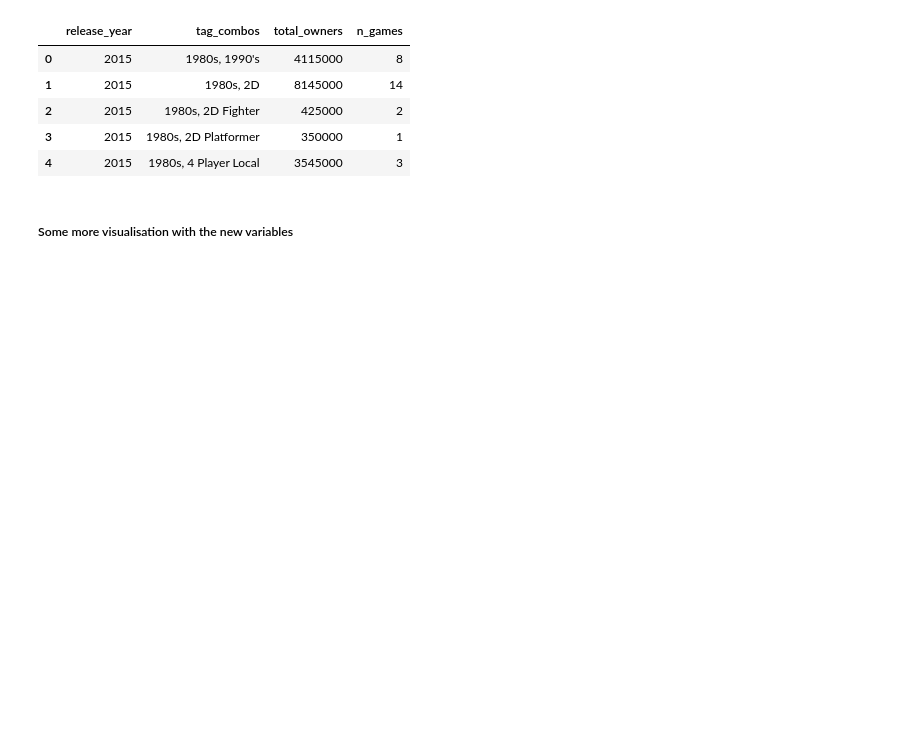
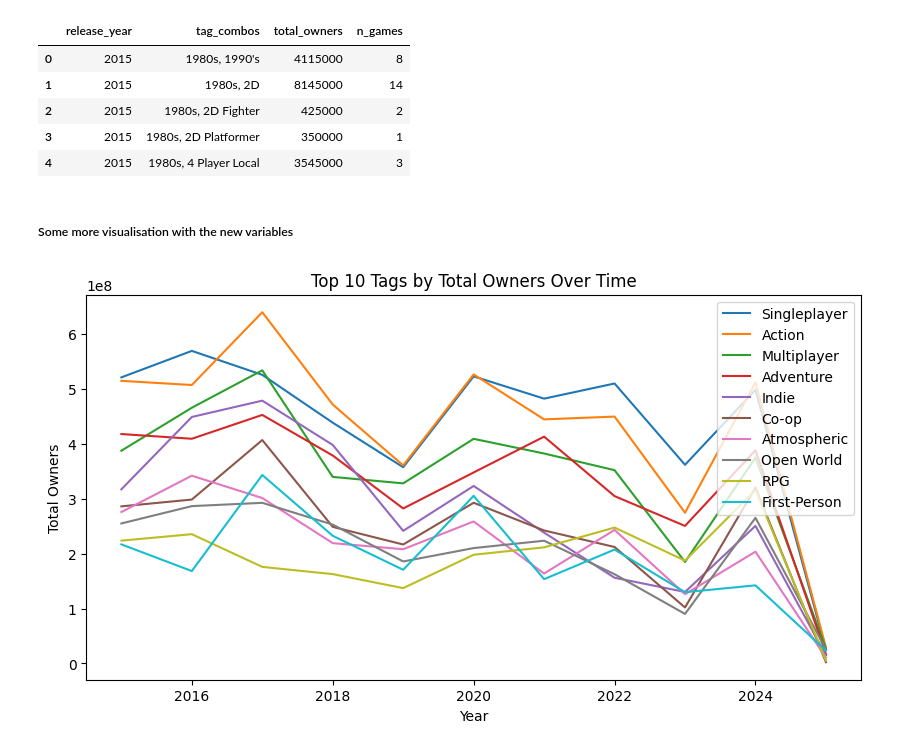
Before and after one commit to FMontay/steam-genre-evolution, a Jupyter notebook: dataset_tests.ipynb, the cells around one changed output. Saved outputs shown, nothing was run; the diff lists cells and outputs as text; code cells hidden in the pictures; blank space fills up the shorter version.

```diff
--- a/dataset_tests.ipynb
+++ b/dataset_tests.ipynb
@@ -595,3 +595,28 @@ combo_popularity.head()
 | 4 | 2015 | 1980s, 4 Player Local | 3545000 | 3 |
 # %% [markdown]
 ##### Some more visualisation with the new variables
+# %%
+# Check which >tags< gained or lost popularity overtime, no votes
+
+top_tags = (
+    tag_popularity.groupby("tag", as_index=False)["total_owners"].sum()
+        .sort_values("total_owners", ascending=False)
+        .head(10)["tag"]
+)
+
+top_tags_df = tag_popularity[tag_popularity["tag"].isin(top_tags)]
+
+plt.figure(figsize=(10,5))
+
+for tag in top_tags:
+    subset = top_tags_df[top_tags_df["tag"]==tag]
+    plt.plot(subset["release_year"], subset["total_owners"], label=tag)
+
+plt.title("Top 10 Tags by Total Owners Over Time")
+plt.xlabel("Year")
+plt.ylabel("Total Owners")
+plt.legend()
+
+plt.show()
+# %% [output]
+[figure, added]
```
Also changed, not shown: parts of 1 cell of this notebook, 1 other file.
